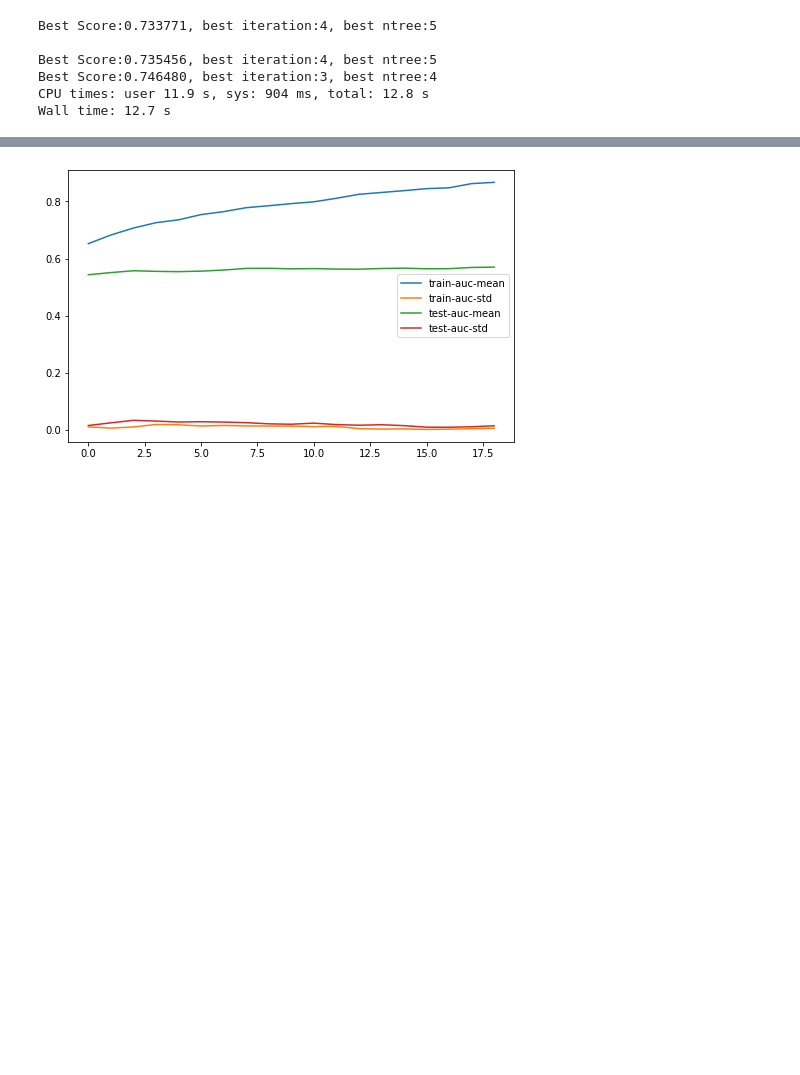
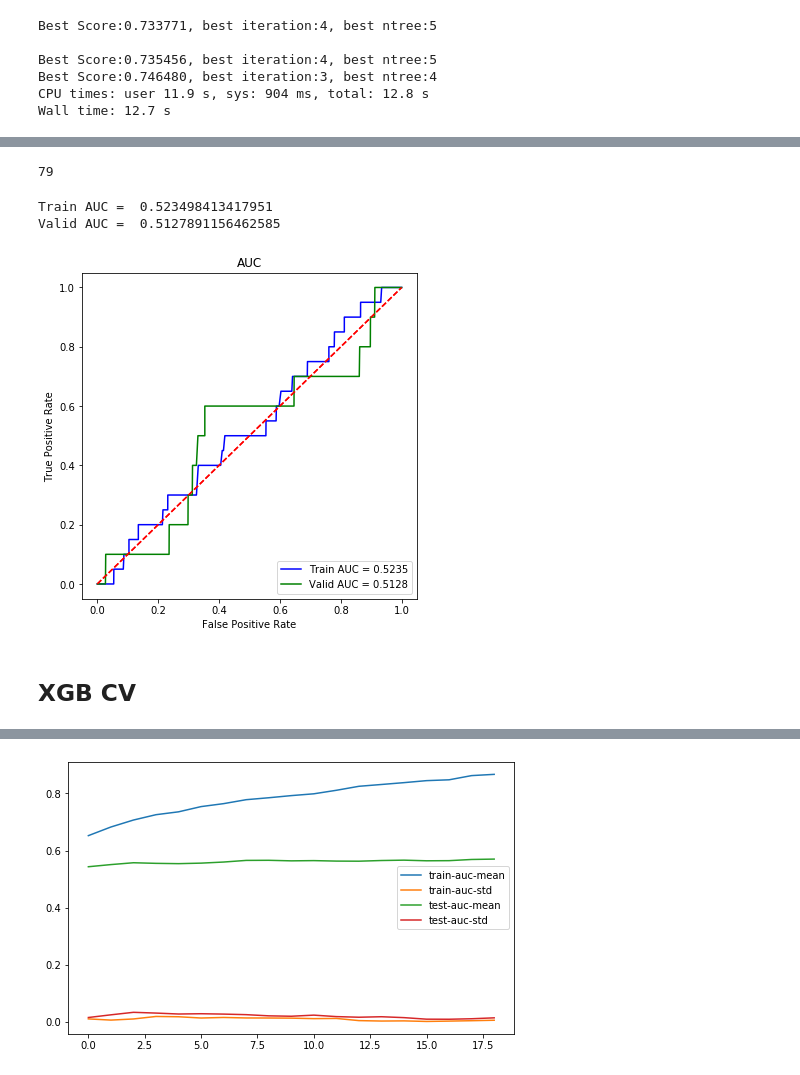
Before and after one commit to romirmoza/omop-cdm-postgresql, a Jupyter notebook: XGB_model_4.ipynb, the cells around one changed output, grey strips where cells are left out. Saved outputs shown, nothing was run; the diff lists cells and outputs as text; code cells hidden in the pictures; blank space fills up the shorter version.

```diff
--- a/XGB_model_4.ipynb
+++ b/XGB_model_4.ipynb
@@ -486 +486,9 @@ for w in w_df.columns:
 ... (6 outputs left out)
+# %%
+best_tree = xgb_model.best_ntree_limit
+train_preds = xgb_model.predict(d_train, ntree_limit=best_tree)
+valid_preds = xgb_model.predict(d_valid, ntree_limit=best_tree)
+# %%
+best_tree
+# %% [output]
+79
@@ -487,3 +501,16 @@ for w in w_df.columns:
+# %%
+print('Train AUC = ',roc_auc_score(y_train, train_preds))
+print('Valid AUC = ',roc_auc_score(y_valid, valid_preds))
+# %% [output]
+Train AUC =  0.523498413417951
+Valid AUC =  0.5127891156462585
+# %%
+ax = buildROC(y_train, train_preds, label='Train')
+ax = buildROC(y_valid, valid_preds, label='Valid', color='g')
+# %% [output]
+[figure, added]
+# %% [markdown]
+## XGB CV
 # %%
 # select features
 drop_features = ['death_in_next_window', 'window_id', 'person_id']
```
Also changed, not shown: parts of 27 cells of this notebook, 1 other file.
